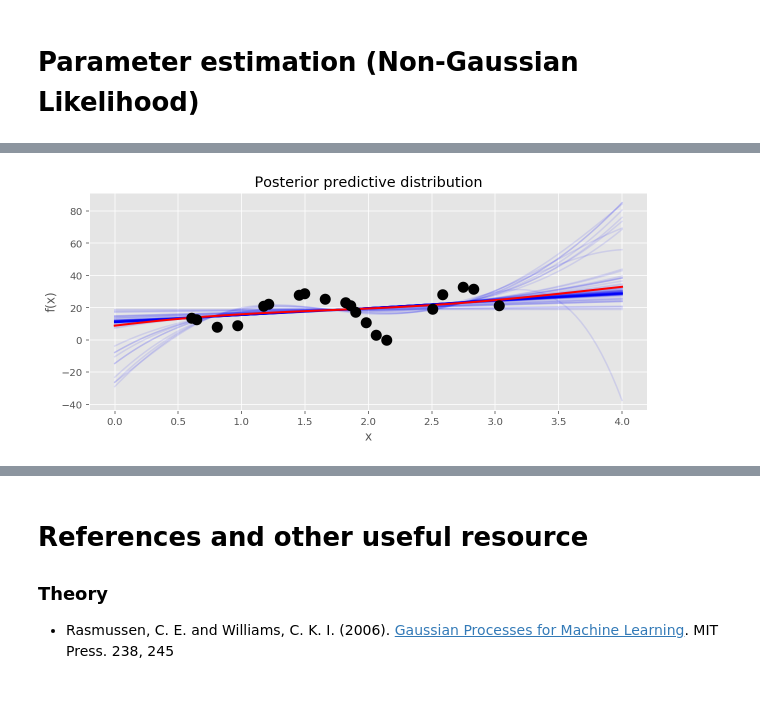
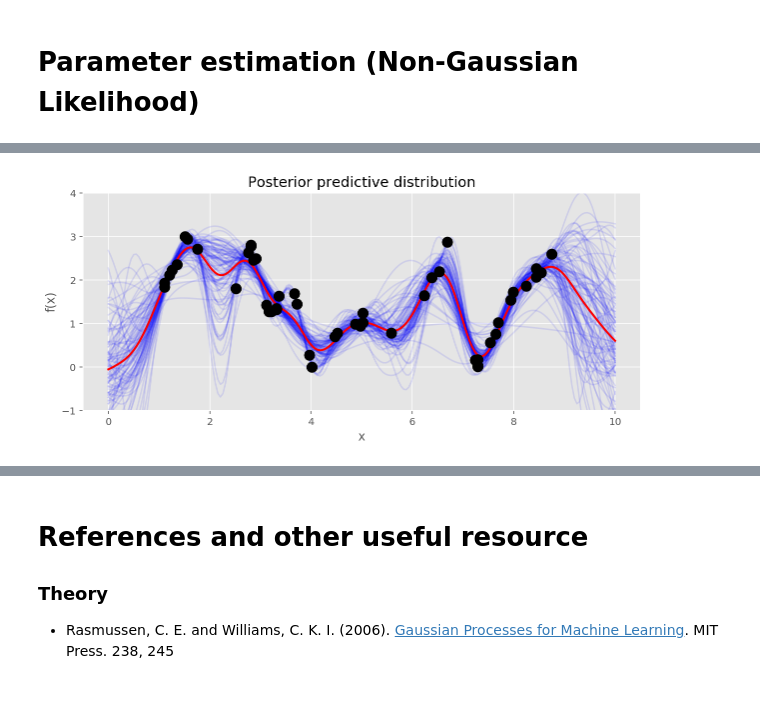
Before and after one commit to junpenglao/Bayesian_Smoothing_EyeMovement, a Jupyter notebook: GP_intro.ipynb, the cells around one changed output, grey strips where cells are left out. Cells and saved outputs as stored; diff of their text form; code cells hidden in the pictures.

```diff
--- a/GP_intro.ipynb
+++ b/GP_intro.ipynb
@@ -421,21 +481,25 @@ plt.show()
 # %%
+jitter = 1e-6
 with pm.Model() as model_ng:
     # priors on the covariance function hyperparameters
-    l = pm.HalfCauchy('l', beta=3)
+    l = pm.Gamma('l', alpha=1, beta=1)
 
     # prior on the function variance
-    s2_f = pm.HalfCauchy('s2_f', beta=2)
+    s2_f = pm.Gamma('s2_f', alpha=1, beta=1)
 
     # prior on the noise variance
-    s2_n = pm.HalfCauchy('s2_n', beta=2)
+    s2_n = pm.Gamma('s2_n', alpha=1, beta=1)
 
     # covariance functions for the function f and the noise
     f_cov = s2_f * pm.gp.cov.ExpQuad(1, l)
 
-    intercept = pm.Cauchy('b',alpha=0,beta=10)
+    Sigma = f_cov(X) + tt.eye(n) * s2_n**2
 
-    Sigma = f_cov(X) + tt.eye(n)*s2_n**2
-    y_mu = pm.MvNormal('y_mu', mu=intercept, cov=Sigma, shape=(n,1))
+#     # add fixed amount of jitter to guarantee numerically stable
+#     L = tt.slinalg.cholesky(Sigma + jitter * tt.eye(n))
+#     v = pm.Normal("v", mu=0.0, sd=1.0, shape=(n,1))
+#     y_mu = pm.Deterministic("f", tt.dot(L, v))
+
+    y_mu = pm.MvNormal('y_mu', mu=0., cov=Sigma, shape=(n,))
+
     y_obs = pm.Poisson('y_obs', mu=pm.math.exp(y_mu), observed=y)
-
-    trace = pm.sample(2000, njobs=2, tune=1000)
@@ -449,0 +506,13 @@ Multiprocessing exception:
+# %%
+with model_ng:
+    # New ADVI api
+    s = theano.shared(pm.floatX(1))
+    inference = pm.FullRankADVI(cost_part_grad_scale=s)
+    # ADVI has nearly converged
+    inference.fit(n=20000)
+    # It is time to set `s` to zero
+    s.set_value(0)
+    approx = inference.fit(n=10000)
+    trace = approx.sample_vp(2000)
+
+    elbos1 = -inference.hist
@@ -458,0 +531,10 @@ pm.traceplot(temp_trace, varnames=['l', 's2_f', 's2_n'],
+# %%
+with model_ng:
+    trace = pm.sample(2000, njobs=2, tune=1000)
+
+temp_trace = trace[1000:]
+
+pm.traceplot(temp_trace, varnames=['l', 's2_f', 's2_n'],
+             lines={"l": l_true,
+                    "s2_f": s2_f_true,
+                    "s2_n": s2_n_true});
@@ -459,22 +546,23 @@ pm.traceplot(temp_trace, varnames=['l', 's2_f', 's2_n'],
 # %%
 nsample = 100
 X_values = {'X':X, 'Y':ymu1, 'Z':Z}
 with model:
     gp_samples = sample_gp(temp_trace, f_cov, s2_n, X_values, obs_noise=True, model=model_ng,
                            samples=nsample, progressbar=None)
 #     gp_samples = pm.gp.sample_gp(temp_trace, y_obs, Z,
 #                                  samples=nsample, progressbar=None)
 
 _, ax = plt.subplots(figsize=(10,4))
 
 [ax.plot(Z, x, color='b', alpha=0.1) for x in gp_samples]
 meanline = np.mean(gp_samples, 0)
 line, = ax.plot(Z.squeeze(), meanline,color='r', lw=2)
 
 # overlay the observed data
 ax.plot(X, ymu1, 'ok', ms=10);
 ax.set_xlabel("x");
 ax.set_ylabel("f(x)");
+plt.ylim(ymu1.min()-1, ymu1.max()+1)
 ax.set_title("Posterior predictive distribution");
 # %% [output]
-[figure, old version]
+[figure, new version]
```
Also changed, not shown: parts of 15 cells of this notebook, 5 other files.
